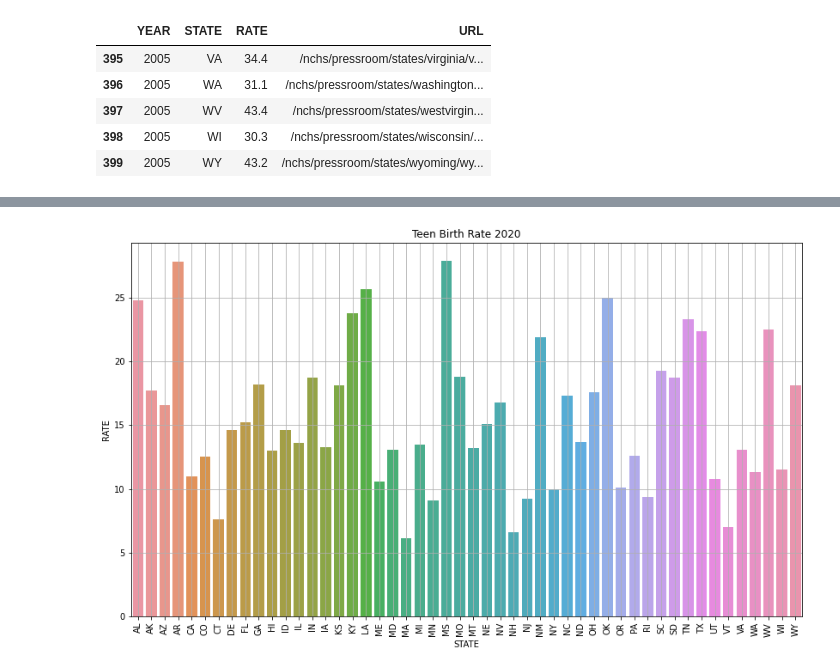
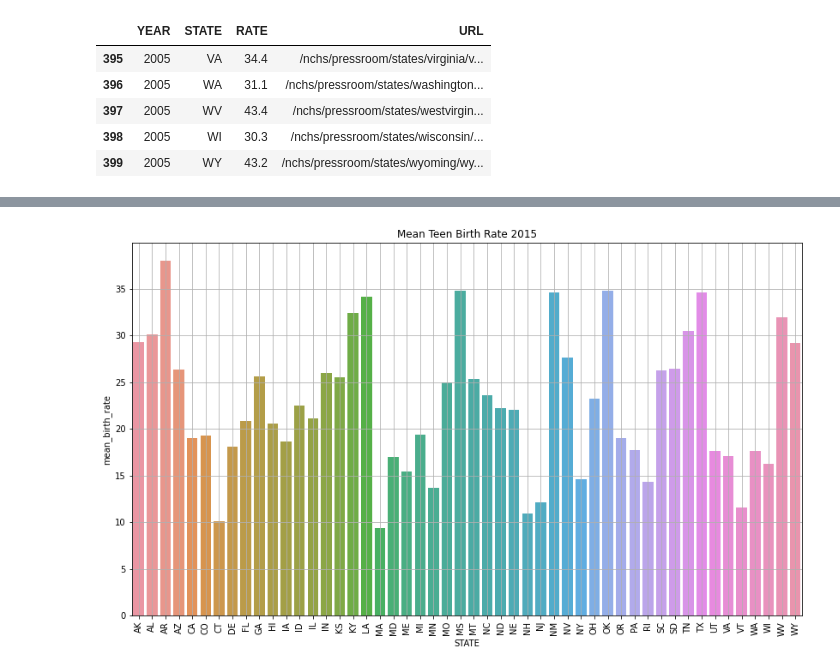
Before and after one commit to lucythuku/HappyCoders, a Jupyter notebook: Week 2/Data Wrangling- Lucy/Untitled.ipynb, the cells around one changed output, grey strips where cells are left out. Saved outputs shown, nothing was run; the diff lists cells and outputs as text; code cells hidden in the pictures.

```diff
--- a/Week 2/Data Wrangling- Lucy/Untitled.ipynb
+++ b/Week 2/Data Wrangling- Lucy/Untitled.ipynb
@@ -62,0 +85,7 @@ TeenBirthRates2005
+# %%
+TeenBirthRates2014 = TeenBirthRates2015.groupby('STATE', as_index=False).agg(
+    min_birth_rate = pd.NamedAgg(column='RATE', aggfunc=min),
+    max_birth_rate = pd.NamedAgg(column='RATE', aggfunc=max),
+    mean_birth_rate = pd.NamedAgg(column='RATE', aggfunc=np.mean))
+
+TeenBirthRates2014
@@ -62,0 +94,8 @@ TeenBirthRates2005
+# %%
+# aggregation by state
+TeenBirthRates2014 = TeenBirthRates2014.groupby('STATE', as_index=False).agg(
+    min_birth_rate = pd.NamedAgg(column='RATE', aggfunc=min),
+    max_birth_rate = pd.NamedAgg(column='RATE', aggfunc=max),
+    mean_birth_rate = pd.NamedAgg(column='RATE', aggfunc=np.mean))
+
+TeenBirthRates2014
@@ -93,0 +142,2 @@ TeenBirthRates2020
+# %%
+TeenBirthRates2015 = TeenBirthRates[TeenBirthRates.YEAR == 2015]
@@ -93,0 +164,7 @@ TeenBirthRates2020
+# %%
+TeenBirthRates2015 = TeenBirthRates2015.groupby('STATE', as_index=False).agg(
+    min_birth_rate = pd.NamedAgg(column='RATE', aggfunc=min),
+    max_birth_rate = pd.NamedAgg(column='RATE', aggfunc=max),
+    mean_birth_rate = pd.NamedAgg(column='RATE', aggfunc=np.mean))
+
+TeenBirthRates2015
@@ -94,9 +189,9 @@ TeenBirthRates2020
 # %%
 plt.figure(figsize=(14,8))
-sns.barplot(x = TeenBirthRates2020.STATE, y = TeenBirthRates2020.RATE)
+sns.barplot(x = TeenBirthRates2014.STATE, y = TeenBirthRates2015.mean_birth_rate)
 plt.xticks(rotation=90)
 plt.grid()
-plt.title('Teen Birth Rate 2020')
+plt.title('Mean Teen Birth Rate 2015')
 plt.show()
 # %% [output]
-[figure, old version]
+[figure, new version]
```
Also changed, not shown: parts of 30 cells of this notebook.
